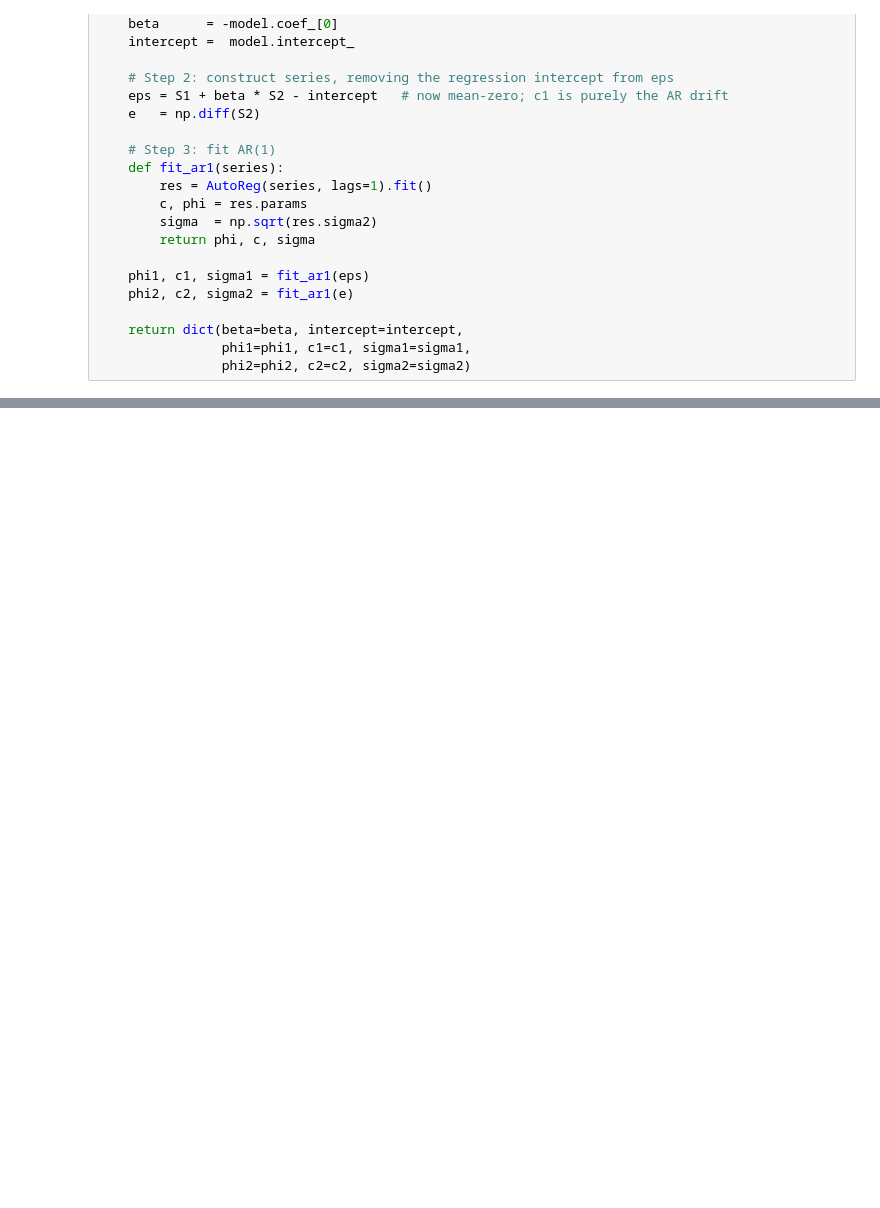
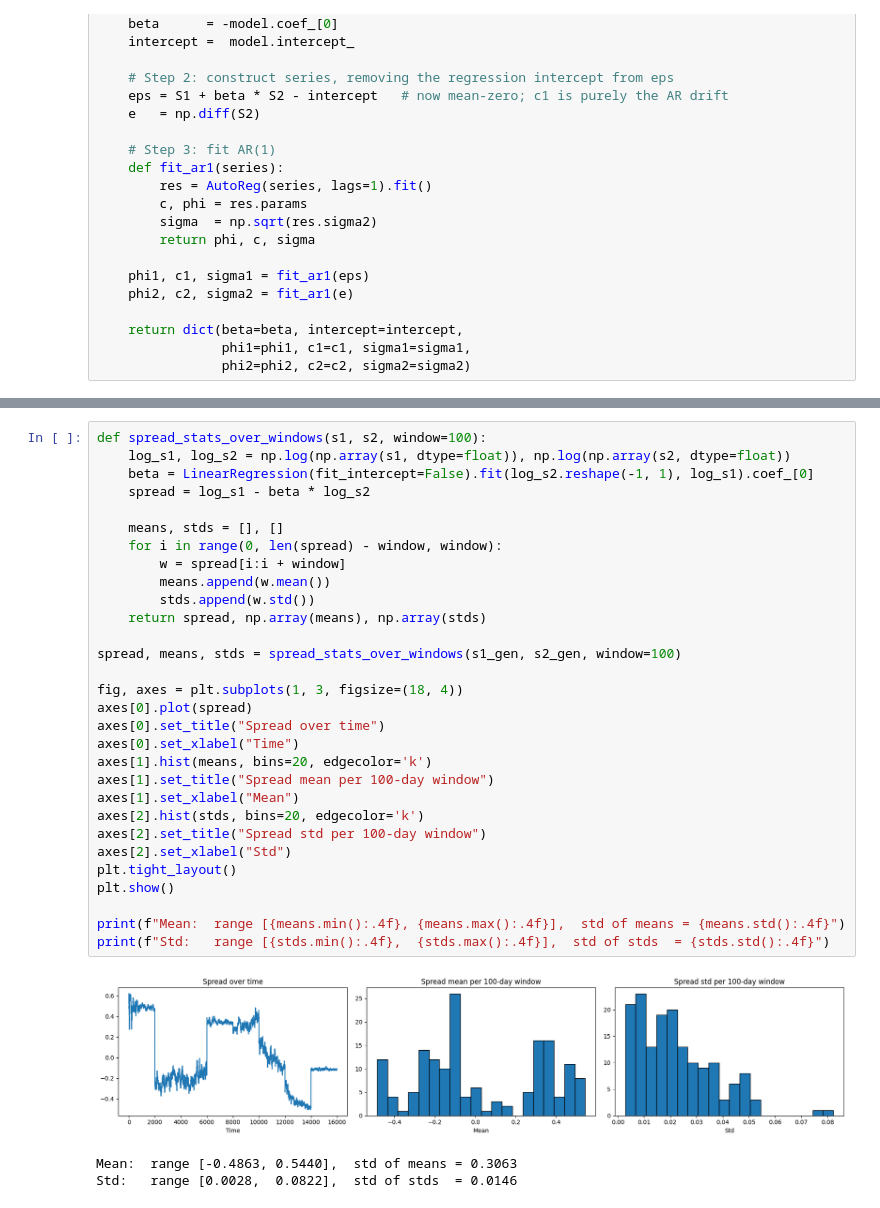
Before and after one commit to ERROR606C/rl_for_pairs_trading, a Jupyter notebook: data.ipynb, the cells around one changed output, grey strips where cells are left out. Cells and saved outputs as stored; diff of their text form; blank space fills up the shorter version.

```diff
--- a/data.ipynb
+++ b/data.ipynb
@@ -142,0 +400,34 @@ ax.legend()
+# %%
+def spread_stats_over_windows(s1, s2, window=100):
+    log_s1, log_s2 = np.log(np.array(s1, dtype=float)), np.log(np.array(s2, dtype=float))
+    beta = LinearRegression(fit_intercept=False).fit(log_s2.reshape(-1, 1), log_s1).coef_[0]
+    spread = log_s1 - beta * log_s2
+
+    means, stds = [], []
+    for i in range(0, len(spread) - window, window):
+        w = spread[i:i + window]
+        means.append(w.mean())
+        stds.append(w.std())
+    return spread, np.array(means), np.array(stds)
+
+spread, means, stds = spread_stats_over_windows(s1_gen, s2_gen, window=100)
+
+fig, axes = plt.subplots(1, 3, figsize=(18, 4))
+axes[0].plot(spread)
+axes[0].set_title("Spread over time")
+axes[0].set_xlabel("Time")
+axes[1].hist(means, bins=20, edgecolor='k')
+axes[1].set_title("Spread mean per 100-day window")
+axes[1].set_xlabel("Mean")
+axes[2].hist(stds, bins=20, edgecolor='k')
+axes[2].set_title("Spread std per 100-day window")
+axes[2].set_xlabel("Std")
+plt.tight_layout()
+plt.show()
+
+print(f"Mean:  range [{means.min():.4f}, {means.max():.4f}],  std of means = {means.std():.4f}")
+print(f"Std:   range [{stds.min():.4f},  {stds.max():.4f}],  std of stds  = {stds.std():.4f}")
+# %% [output]
+[figure, added]
+Mean:  range [-0.4863, 0.5440],  std of means = 0.3063
+Std:   range [0.0028,  0.0822],  std of stds  = 0.0146
```
Also changed, not shown: parts of 11 cells of this notebook, 4 other files.
